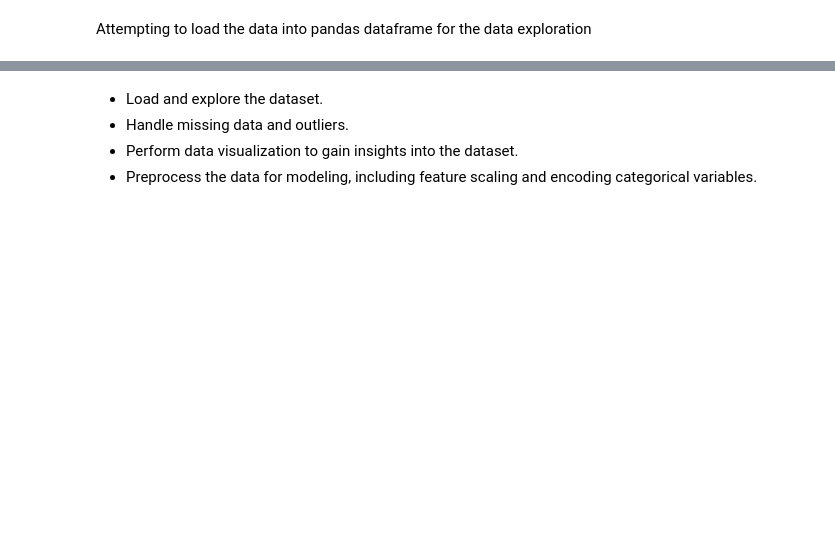
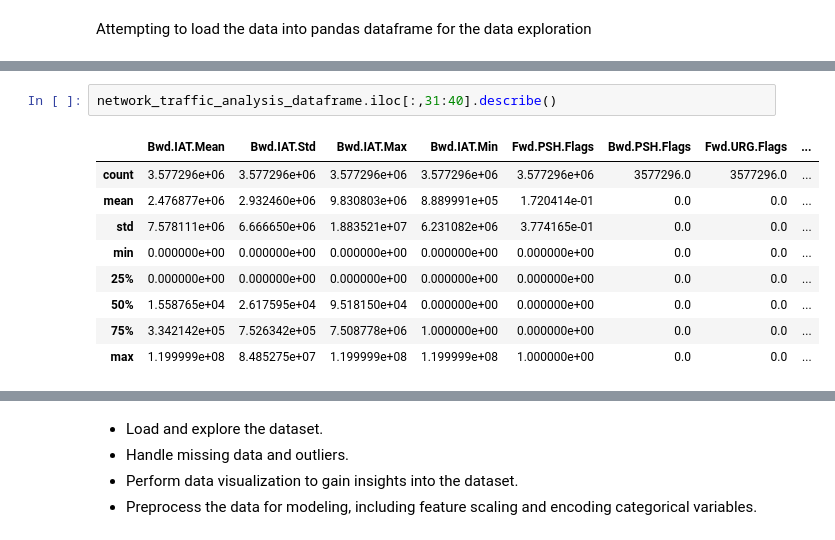
Before and after one commit to AngKokLeong/Network-Traffic-Analysis, a Jupyter notebook: report.ipynb, the cells around one changed output, grey strips where cells are left out. Cells and saved outputs as stored; diff of their text form; blank space fills up the shorter version.

```diff
--- a/report.ipynb
+++ b/report.ipynb
@@ -95,0 +426,12 @@ network_traffic_analysis_dataframe
+# %%
+network_traffic_analysis_dataframe.iloc[:,31:40].describe()
+# %% [output]
+|  | Bwd.IAT.Mean | Bwd.IAT.Std | Bwd.IAT.Max | Bwd.IAT.Min | Fwd.PSH.Flags | Bwd.PSH.Flags | Fwd.URG.Flags | ... |
+| count | 3.577296e+06 | 3.577296e+06 | 3.577296e+06 | 3.577296e+06 | 3.577296e+06 | 3577296.0 | 3577296.0 | ... |
+| mean | 2.476877e+06 | 2.932460e+06 | 9.830803e+06 | 8.889991e+05 | 1.720414e-01 | 0.0 | 0.0 | ... |
+| std | 7.578111e+06 | 6.666650e+06 | 1.883521e+07 | 6.231082e+06 | 3.774165e-01 | 0.0 | 0.0 | ... |
+| min | 0.000000e+00 | 0.000000e+00 | 0.000000e+00 | 0.000000e+00 | 0.000000e+00 | 0.0 | 0.0 | ... |
+| 25% | 0.000000e+00 | 0.000000e+00 | 0.000000e+00 | 0.000000e+00 | 0.000000e+00 | 0.0 | 0.0 | ... |
+| 50% | 1.558765e+04 | 2.617595e+04 | 9.518150e+04 | 0.000000e+00 | 0.000000e+00 | 0.0 | 0.0 | ... |
+| 75% | 3.342142e+05 | 7.526342e+05 | 7.508778e+06 | 1.000000e+00 | 0.000000e+00 | 0.0 | 0.0 | ... |
+| max | 1.199999e+08 | 8.485275e+07 | 1.199999e+08 | 1.199999e+08 | 1.000000e+00 | 0.0 | 0.0 | ... |
```
Also changed, not shown: parts of 74 cells of this notebook.
